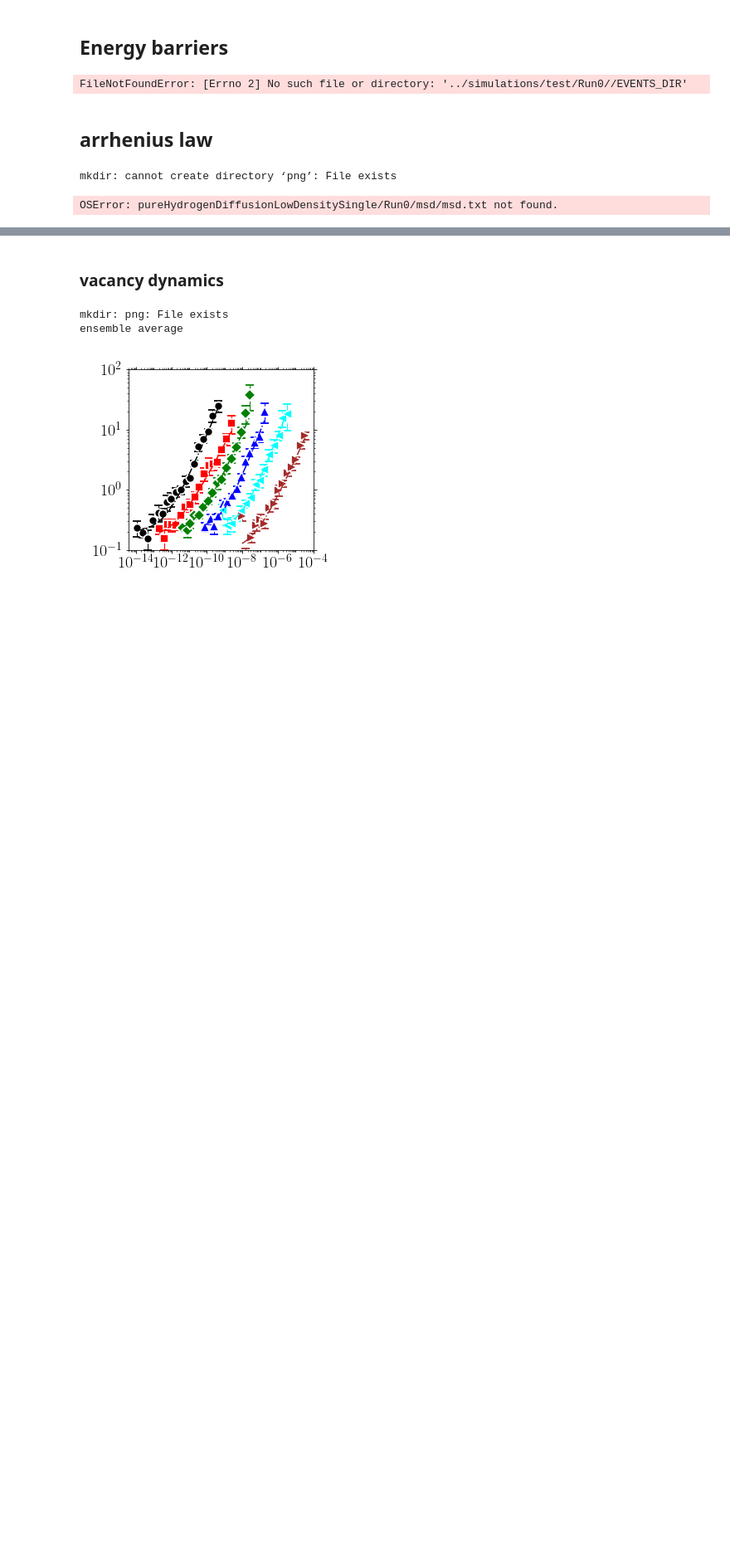
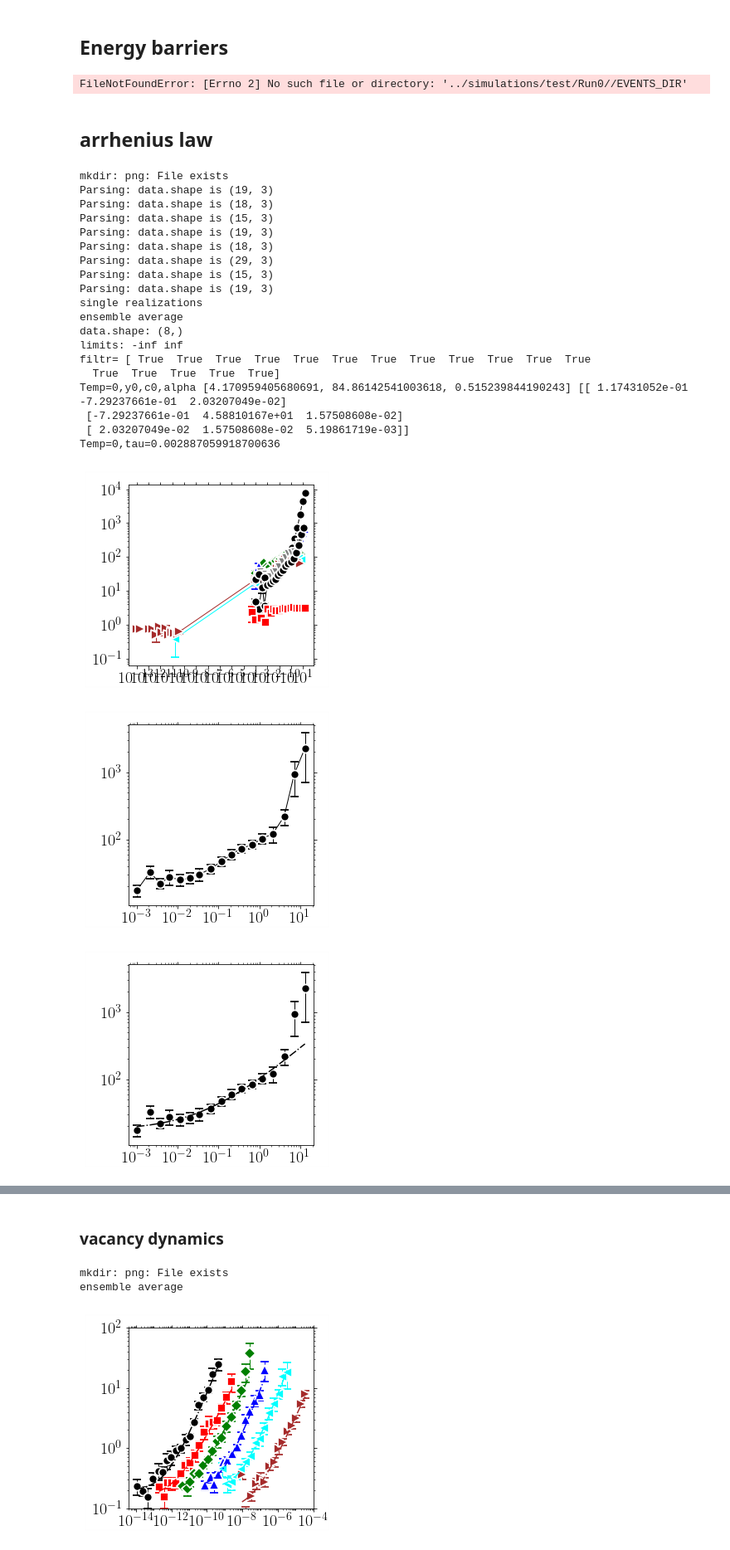
Before and after one commit to kkarimi62/hydrogenDiffusion, a Jupyter notebook: postproc/postproc.ipynb, the cells around one changed output, grey strips where cells are left out. Shown at 83% size. Cells and saved outputs as stored; diff of their text form; code cells hidden in the pictures; blank space fills up the shorter version.

```diff
--- a/postproc/postproc.ipynb
+++ b/postproc/postproc.ipynb
@@ -1378,7 +1378,7 @@ if not eval(confParser['flags']['RemoteMachine']):
     #--- temp object
     temp = Temperature(
 #        [1000,1200],8,
-        [0],1,
+        [0],8,
          verbose = True,
                      )
     #
@@ -1389,18 +1389,18 @@ if not eval(confParser['flags']['RemoteMachine']):
              )
     #
     #--- plot
-#     print('single realizations')
-#     temp.Plot(**{
-#                   'xscale':'log',
-#                   'yscale':'log',
-#                    'attrs':{'fmt':'-'},
-#                    'xlim':(1e-5,1e-3),
-# #                    'ylim':(1e-5,1e-1),
-# #                   'xstr':r'$t\mathrm{(s)}$',
-# #                   'ystr':r'msd(A$^2$)',
-# #                   'title':'png/msd_temp_ni.png',
-#         'bbox_to_anchor':(0.01,0.3,0.5,0.5)
-#     })
+    print('single realizations')
+    temp.Plot(**{
+                  'xscale':'log',
+                  'yscale':'log',
+                   'attrs':{'fmt':'-'},
+#                   'xlim':(1e-5,1e-3),
+#                    'ylim':(1e-5,1e-1),
+#                   'xstr':r'$t\mathrm{(s)}$',
+#                   'ystr':r'msd(A$^2$)',
+#                   'title':'png/msd_temp_ni.png',
+        'bbox_to_anchor':(0.01,0.3,0.5,0.5)
+    })
     #
     #--- plot average
     #
@@ -1410,7 +1410,7 @@ if not eval(confParser['flags']['RemoteMachine']):
         temp.PlotAverage(**{
                   'yscale':'log',
                   'xscale':'log',
-                   'xlim':(1e-4,1e2),
+#                   'xlim':(1e-4,1e2),
 #                    'ylim':(1e-4,1e-1),
 #                     'xstr':r'$t\mathrm{(s)}$',
 #                   'ystr':r'msd(A$^2$)',
@@ -1423,14 +1423,14 @@ if not eval(confParser['flags']['RemoteMachine']):
     temp.Fit(Plot=True,
              shift=False,
 #             bounds=([4e-3, 1e5,0.5], [1e-2, 1e7,2.0]),
-            p0=[[1e-4, 1e6, 1.0]],
+#            p0=[[1e-4, 1e6, 1.0]],
 #            p0=[[1e-2, 1e6, 1.0]],
              sigma=True, #--- comment for ni
-             xlo=1e-3,
+#             xlo=1e-3,
              plotAttrs={'yscale':'log',
                   'xscale':'log',
-                   'xlim':(1e-4,1e2),
-                   'ylim':(1e0,1e2),
+#                    'xlim':(1e-4,1e2),
+#                    'ylim':(1e0,1e2),
 #                     'xstr':r'$t\mathrm{(s)}$',
 #                   'ystr':r'msd(A$^2$)',
 #                        'ndecade_x':2,
@@ -1451,32 +1451,52 @@ if not eval(confParser['flags']['RemoteMachine']):
 #                    'ylim':(1e-6,1e-2),
 # #                     'xstr':r'$t\mathrm{(s)}$',
 # #                   'ystr':r'msd(A$^2$)',
 #                         'ndecade_x':2,
 #                     'bbox_to_anchor':(-0.05,0.23,0.5,0.5),
 #                    'title':'png/msd_temp_cantor_fit.png'},
 #             )
 #
 
 
 #    temp.PlotDiff(**{
 #                  'yscale':'log',
 #                   'xlim':(1e-12,1e-3),
 #                   'ylim':(1e-4,1e-1),
 #                   xstr=r'$1/T(K^{-1})$',
 #                   ystr=r'$D(m^2/s)$',
 #                    'title':'png/D_temp_cantor.png',
 #                    }
 #                )
 
 #     temp.PlotExponent(**{
 # #                  'yscale':'log',
 # #                   'xlim':(1e-10,1e-3),
 # #                   'ylim':(.5,1.1),
 # #                   xstr=r'$1/T(K^{-1})$',
 # #                   ystr=r'$D(m^2/s)$',
 # #                    'title':'png/alpha_temp_ni.png',
 #                     }
 #                 )
 # %% [output]
-mkdir: cannot create directory ‘png’: File exists
+mkdir: png: File exists
+Parsing: data.shape is (19, 3)
+Parsing: data.shape is (18, 3)
+Parsing: data.shape is (15, 3)
+Parsing: data.shape is (19, 3)
+Parsing: data.shape is (18, 3)
+Parsing: data.shape is (29, 3)
+Parsing: data.shape is (15, 3)
+Parsing: data.shape is (19, 3)
+single realizations
+ensemble average
+data.shape: (8,)
+limits: -inf inf
+filtr= [ True  True  True  True  True  True  True  True  True  True  True  True
+  True  True  True  True  True]
+Temp=0,y0,c0,alpha [4.170959405680691, 84.86142541003618, 0.515239844190243] [[ 1.17431052e-01 -7.29237661e-01  2.03207049e-02]
+ [-7.29237661e-01  4.58810167e+01  1.57508608e-02]
+ [ 2.03207049e-02  1.57508608e-02  5.19861719e-03]]
+Temp=0,tau=0.002887059918700636
-OSError: pureHydrogenDiffusionLowDensitySingle/Run0/msd/msd.txt not found.
+[figure, added]
+[figure, added]
+[figure, added]
```
Also changed, not shown: parts of 1 cell of this notebook, 2 other files.
